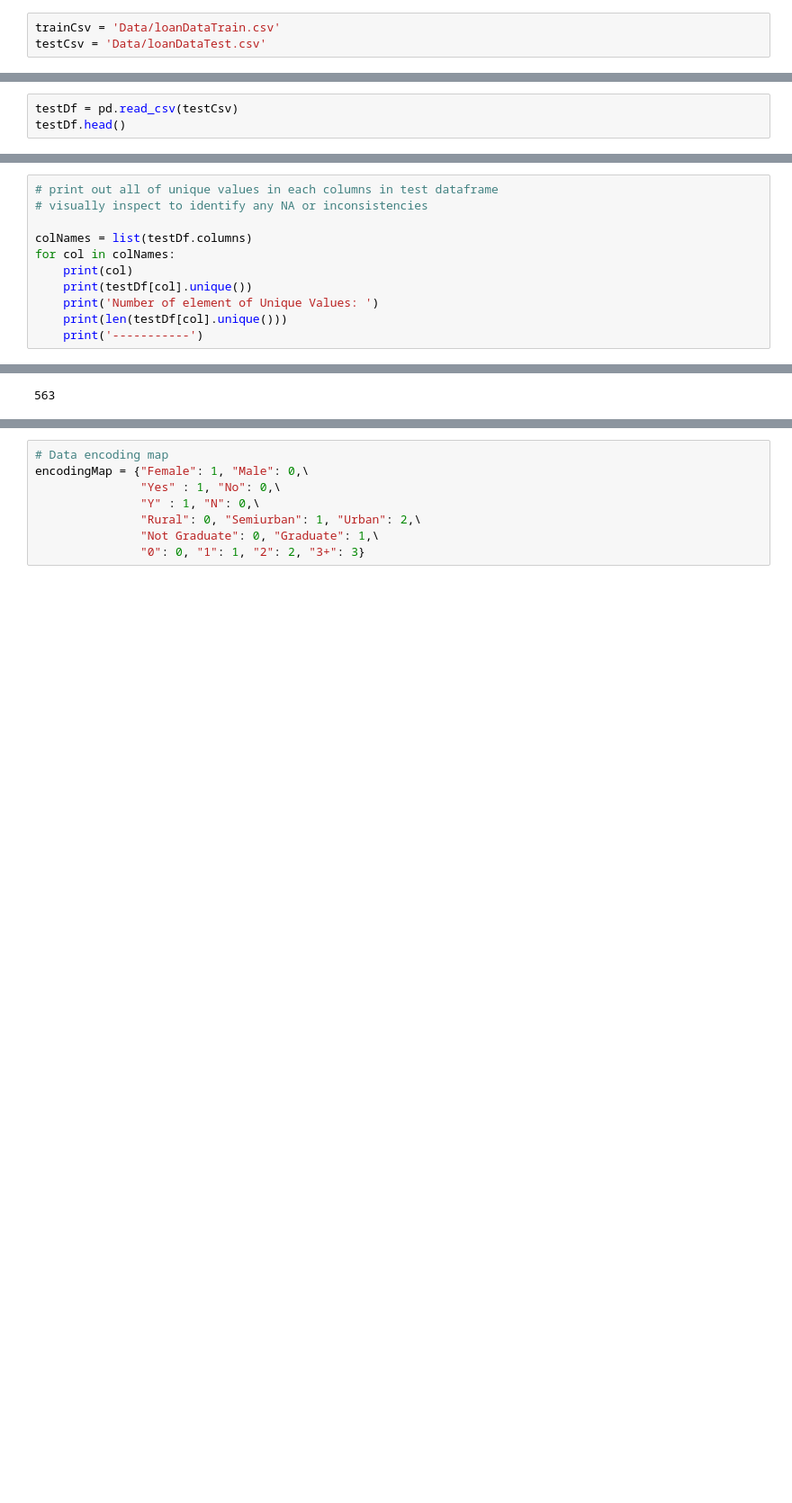
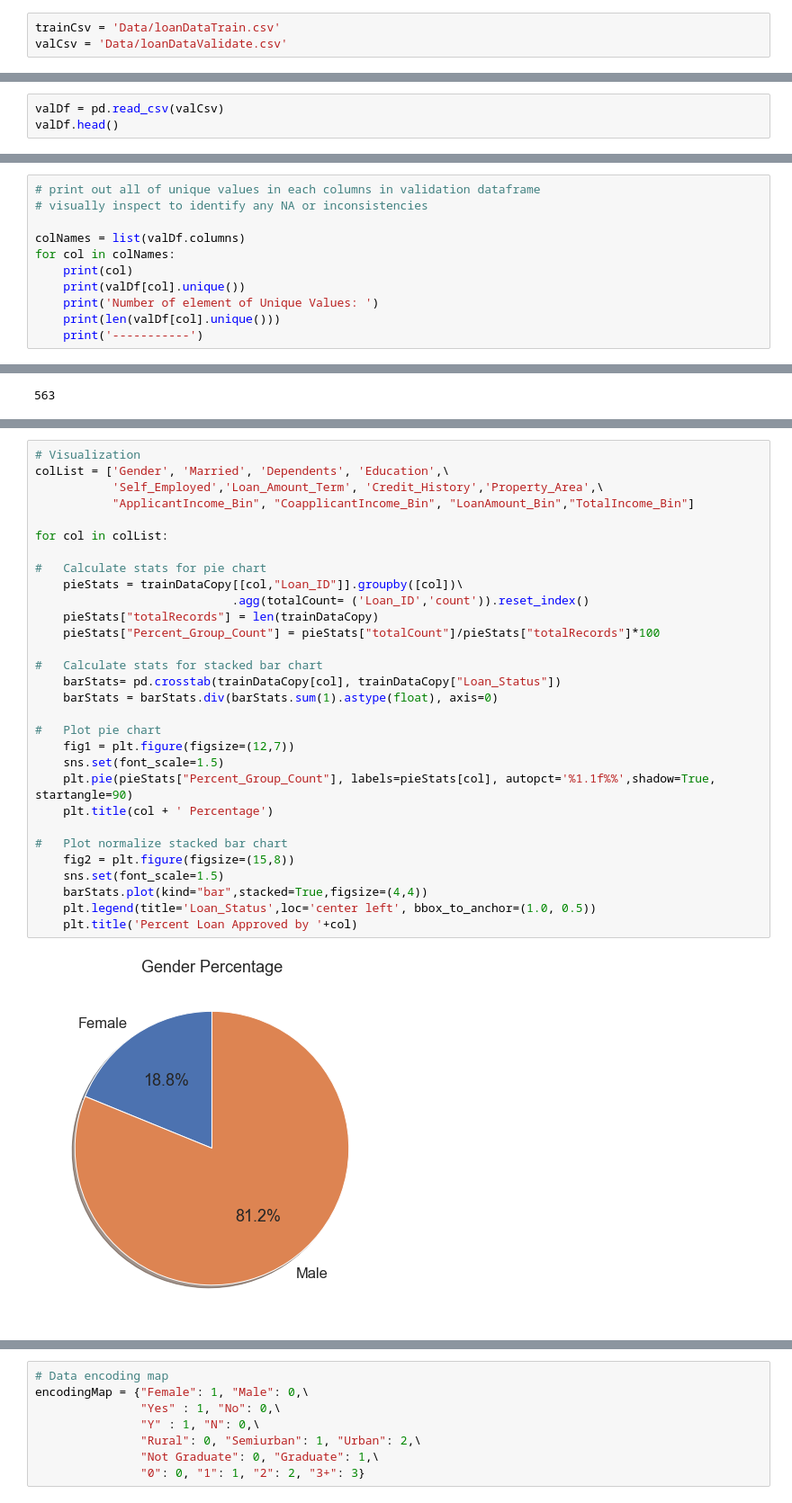
Before and after one commit to MimiBebe/Project-3, a Jupyter notebook: Data_Mugging.ipynb, the cells around one changed output, grey strips where cells are left out. Shown at 90% size. Drawn from its saved outputs; the diff is of its cells as text; blank space fills up the shorter version.

Commit message:
add visualization and logistic regression

```diff
--- a/Data_Mugging.ipynb
+++ b/Data_Mugging.ipynb
@@ -10,6 +12,6 @@ warnings.filterwarnings("ignore")
 # %%
 trainCsv = 'Data/loanDataTrain.csv'
-testCsv = 'Data/loanDataTest.csv'
+valCsv = 'Data/loanDataValidate.csv'
 # %%
 trainDf = pd.read_csv(trainCsv)
 trainDf.head()
@@ -21,8 +23,8 @@ trainDf.head()
 | 3 | LP001006 | Male | Yes | 0 | Not Graduate | No | 2583 | 2358.0 | ... |
 | 4 | LP001008 | Male | No | 0 | Graduate | No | 6000 | 0.0 | ... |
 # %%
-testDf = pd.read_csv(testCsv)
-testDf.head()
+valDf = pd.read_csv(valCsv)
+valDf.head()
 # %% [output]
 |  | Loan_ID | Gender | Married | Dependents | Education | Self_Employed | ApplicantIncome | CoapplicantIncome | ... |
 | 0 | LP001015 | Male | Yes | 0 | Graduate | No | 5720 | 0 | ... |
@@ -65,15 +67,15 @@ Number of element of Unique Values:
 2
 -----------
 # %%
-# print out all of unique values in each columns in test dataframe
+# print out all of unique values in each columns in validation dataframe
 # visually inspect to identify any NA or inconsistencies
 
-colNames = list(testDf.columns)
+colNames = list(valDf.columns)
 for col in colNames:
     print(col)
-    print(testDf[col].unique())
+    print(valDf[col].unique())
     print('Number of element of Unique Values: ')
-    print(len(testDf[col].unique()))
+    print(len(valDf[col].unique()))
     print('-----------')
 # %% [output]
 Loan_ID
@@ -185,0 +261,32 @@ len(noNullTestDf)
+# %%
+# Visualization
+colList = ['Gender', 'Married', 'Dependents', 'Education',\
+           'Self_Employed','Loan_Amount_Term', 'Credit_History','Property_Area',\
+           "ApplicantIncome_Bin", "CoapplicantIncome_Bin", "LoanAmount_Bin","TotalIncome_Bin"]
+
+for col in colList:
+
+#   Calculate stats for pie chart
+    pieStats = trainDataCopy[[col,"Loan_ID"]].groupby([col])\
+                            .agg(totalCount= ('Loan_ID','count')).reset_index()
+    pieStats["totalRecords"] = len(trainDataCopy)
+    pieStats["Percent_Group_Count"] = pieStats["totalCount"]/pieStats["totalRecords"]*100
+
+#   Calculate stats for stacked bar chart
+    barStats= pd.crosstab(trainDataCopy[col], trainDataCopy["Loan_Status"])
+    barStats = barStats.div(barStats.sum(1).astype(float), axis=0)
+
+#   Plot pie chart
+    fig1 = plt.figure(figsize=(12,7))
+    sns.set(font_scale=1.5)
+    plt.pie(pieStats["Percent_Group_Count"], labels=pieStats[col], autopct='%1.1f%%',shadow=True, startangle=90)
+    plt.title(col + ' Percentage')
+
+#   Plot normalize stacked bar chart
+    fig2 = plt.figure(figsize=(15,8))
+    sns.set(font_scale=1.5)
+    barStats.plot(kind="bar",stacked=True,figsize=(4,4))
+    plt.legend(title='Loan_Status',loc='center left', bbox_to_anchor=(1.0, 0.5))
+    plt.title('Percent Loan Approved by '+col)
+# %% [output]
+[figure, added]
```
Also changed, not shown: parts of 24 cells of this notebook, 5 other files.
